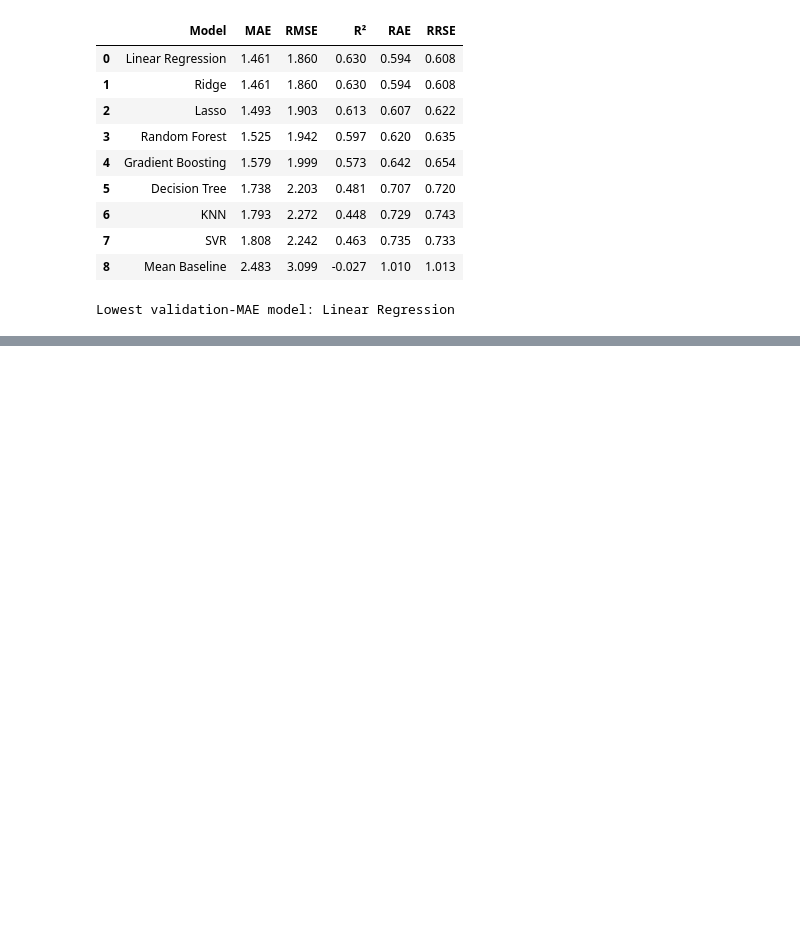
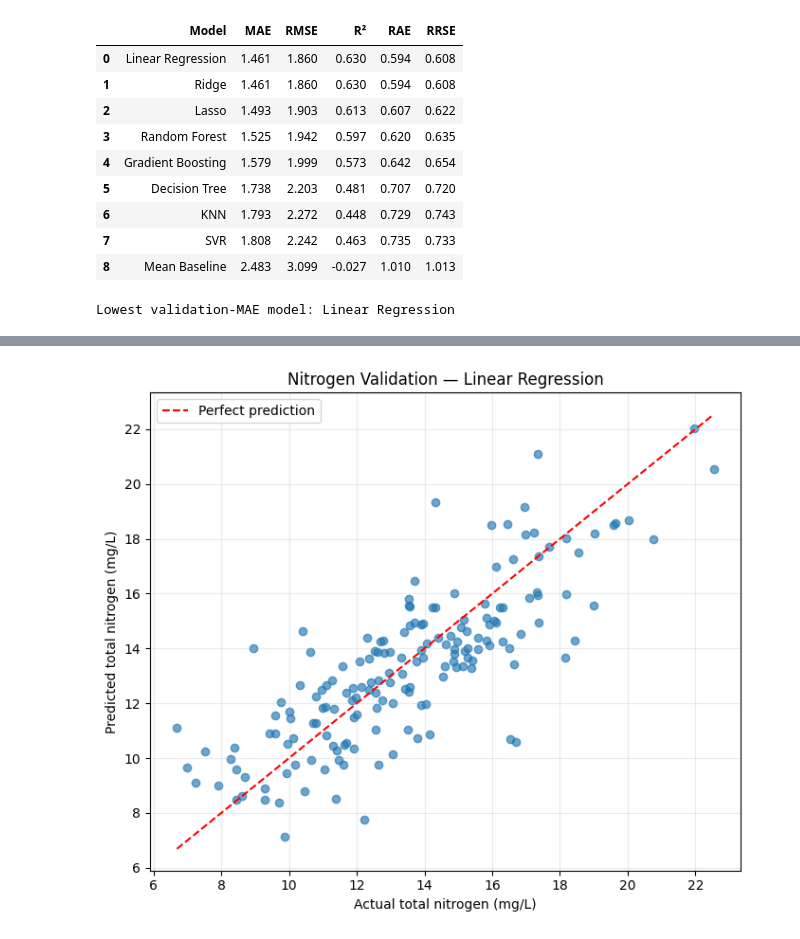
Before and after one commit to DeepikaSneha/wastewater_ML_pipelines, a Jupyter notebook: Main.ipynb, the cells around one changed output, grey strips where cells are left out. Saved outputs shown, nothing was run; the diff lists cells and outputs as text; code cells hidden in the pictures; blank space fills up the shorter version.

```diff
--- a/Main.ipynb
+++ b/Main.ipynb
@@ -3372,0 +3497,47 @@ Lowest validation-MAE model: Linear Regression
+# %%
+#Plot actual versus predicted validation nitrogen
+
+
+tn_best_model = tn_fitted_models[tn_best_model_name]
+
+tn_validation_actual = tn_y_validation.to_numpy(dtype=float)
+
+tn_validation_predicted = tn_predictions[
+    tn_best_model_name
+]["Validation"]
+
+tn_plot_min = min(
+    tn_validation_actual.min(),
+    tn_validation_predicted.min()
+)
+
+tn_plot_max = max(
+    tn_validation_actual.max(),
+    tn_validation_predicted.max()
+)
+
+plt.figure(figsize=(7, 6))
+
+plt.scatter(
+    tn_validation_actual,
+    tn_validation_predicted,
+    alpha=0.65
+)
+
+plt.plot(
+    [tn_plot_min, tn_plot_max],
+    [tn_plot_min, tn_plot_max],
+    color="red",
+    linestyle="--",
+    label="Perfect prediction"
+)
+
+plt.xlabel("Actual total nitrogen (mg/L)")
+plt.ylabel("Predicted total nitrogen (mg/L)")
+plt.title(f"Nitrogen Validation — {tn_best_model_name}")
+plt.legend()
+plt.grid(alpha=0.25)
+plt.tight_layout()
+plt.show()
+# %% [output]
+[figure, added]
```
Also changed, not shown: parts of 60 cells of this notebook.
